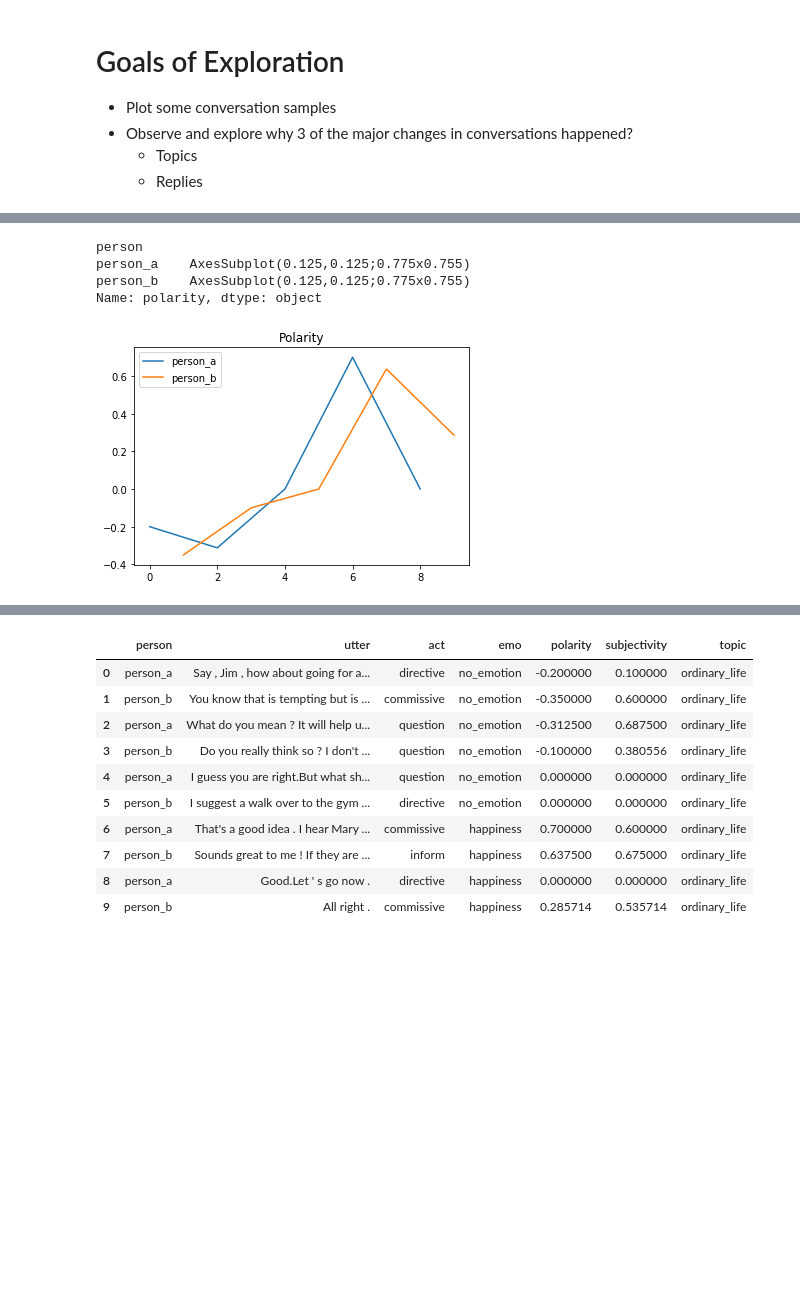
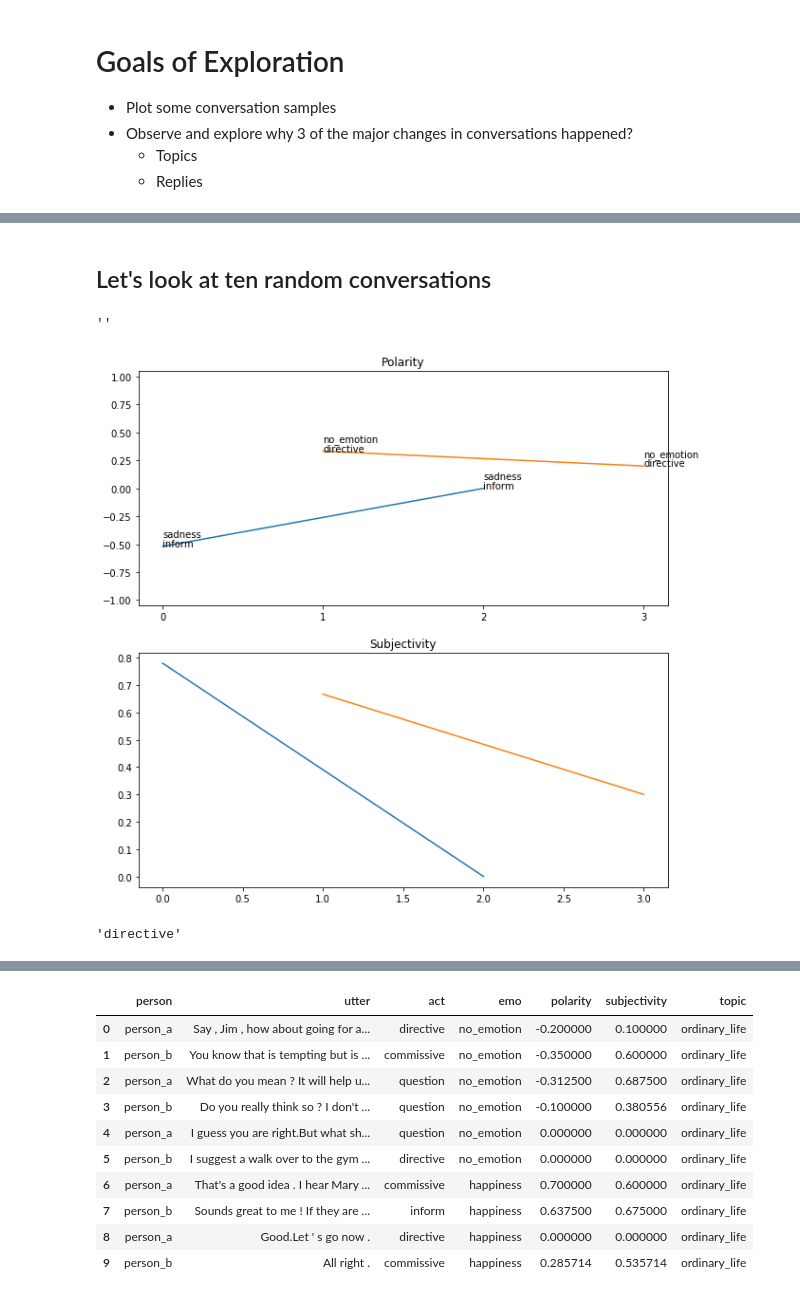
Before and after one commit to Ryanglambert/daily_dialogue, a Jupyter notebook: EDA.ipynb, the cells around one changed output, grey strips where cells are left out. Cells and saved outputs as stored; diff of their text form; code cells hidden in the pictures; blank space fills up the shorter version.

Commit message:
plotting sentiment and annotating other variables during each utterance

```diff
--- a/EDA.ipynb
+++ b/EDA.ipynb
@@ -79,9 +58,2 @@ train
-# %%
-one = train.loc[0]
-one.groupby('person')['polarity'].plot(title='Polarity', legend=True)
-# %% [output]
-person
-person_a    AxesSubplot(0.125,0.125;0.775x0.755)
-person_b    AxesSubplot(0.125,0.125;0.775x0.755)
-Name: polarity, dtype: object
-[figure, removed]
+# %% [markdown]
+## Let's look at ten random conversations
@@ -87,0 +62,42 @@ Name: polarity, dtype: object
+# %%
+values = set(train.index.get_level_values(0))
+num_convs = len(values)
+conv_ids = np.random.randint(0, num_convs, 10)
+
+conv_id = conv_ids[9]
+
+one = train.loc[conv_id]
+
+person_a = one[one['person'] == 'person_a']
+person_b = one[one['person'] == 'person_b']
+
+fig = plt.figure(figsize=(10, 10))
+ax1 = fig.add_subplot(211)
+ax2 = fig.add_subplot(212)
+
+ax1.set_ylim(-1.05, 1.05)
+ax1.set_xticks(range(one.shape[0]))
+ax1.set_title('Polarity')
+
+ax1.plot(person_a.index, person_a['polarity'])
+ax1.plot(person_b.index, person_b['polarity'])
+
+for i, act, emo in zip(person_a.index, person_a['act'], person_a['emo']):
+    ax1.annotate(act, (i, person_a.loc[i]['polarity']))
+    ax1.annotate(emo, (i, person_a.loc[i]['polarity'] + .085))
+
+for i, act, emo in zip(person_b.index, person_b['act'], person_b['emo']):
+    ax1.annotate(act, (i, person_b.loc[i]['polarity']))
+    ax1.annotate(emo, (i, person_b.loc[i]['polarity'] + .085))
+
+ax2.set_title('Subjectivity')
+ax2.plot(person_a.index, person_a['subjectivity'])
+ax2.plot(person_b.index, person_b['subjectivity'])
+;
+# %% [output]
+''
+[figure, added]
+# %%
+person_b.loc[1]['act']
+# %% [output]
+'directive'
```
Also changed, not shown: parts of 5 cells of this notebook.
